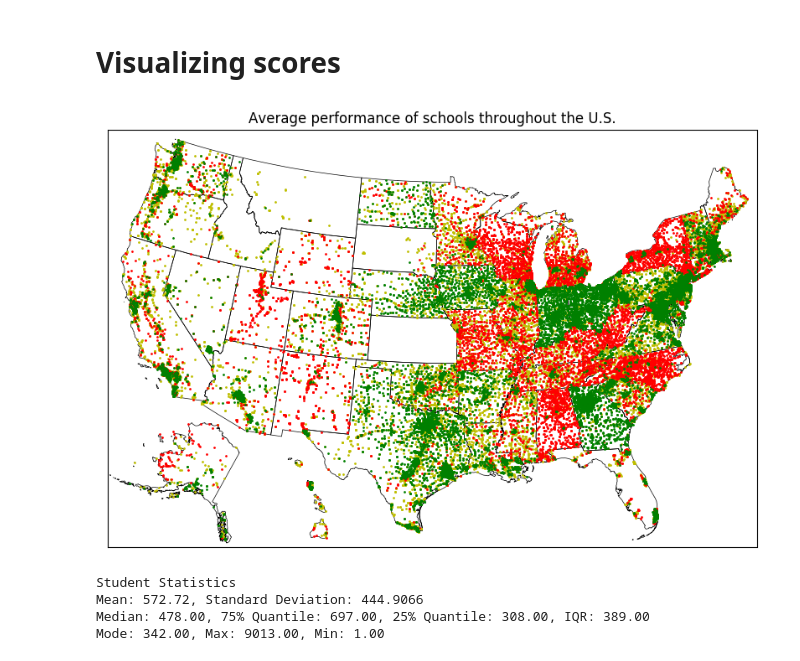
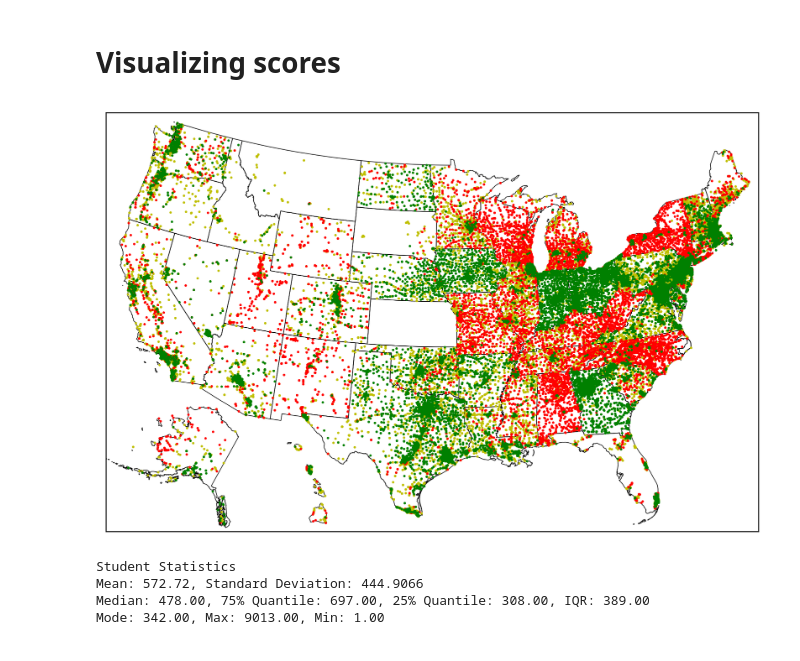
Before and after one commit to chris-tran-16/Education-Inequality, a Jupyter notebook: Code/data_processing.ipynb, the cells around one changed output. Cells and saved outputs as stored; diff of their text form; code cells hidden in the pictures.

```diff
--- a/Code/data_processing.ipynb
+++ b/Code/data_processing.ipynb
@@ -12,6 +12,7 @@ import pickle
 import os.path
 
 data_dir = 'data/final_data/'
+image_dir = 'images/'
 # %%
 all_states = ['AL', 'AK', 'AZ', 'AR', 'CA', 'CO', 'CT', 'DE', 'DC', 'MD', 'FL',
        'GA', 'HI', 'ID', 'OR', 'IL', 'IN', 'IA', 'KS', 'KY', 'LA', 'ME',
@@ -423,7 +428,8 @@ majority_percent = (sum(labels == values[ind])) / (sum(labels == 1) + sum(labels
 print("Majority class: %d, Percentage: %.4f" % (values[ind], majority_percent))
 
 for i in values:
+    num_ob = sum(labels==i)
     percent = (sum(labels == i)) / (sum(labels == 1) + sum(labels == -1) + sum(labels == 0))
-    print("Class: %d, Percentage: %.4f" %(i, percent ))
+    print("Class: %d, Number of Observations %d, Percentage: %.4f" %(i, num_ob, percent ))
 # %% [output]
 Majority class: -1, Percentage: 0.5069
@@ -437,7 +443,8 @@ majority_percent = (sum(labels == values[ind])) / (sum(labels == 1) + sum(labels
 print("Majority class: %d, Percentage: %.4f" % (values[ind], majority_percent))
 
 for i in values:
+    num_ob = sum(labels==i)
     percent = (sum(labels == i)) / (sum(labels == 1) + sum(labels == -1) + sum(labels == 0))
-    print("Class: %d, Percentage: %.4f" %(i, percent ))
+    print("Class: %d, Number of Observations %d, Percentage: %.5f" %(i, num_ob, percent ))
 # %% [output]
 Majority class: 0, Percentage: 0.4728
@@ -484,14 +511,14 @@ ATOLL_CUTOFF = 0.005
 lat=x[:,0]
 lon=x[:,1]
 
-plt.figure(figsize=(10,10), dpi=100)
+plt.figure(figsize=(8,8), dpi=250)
 
 m = Basemap(llcrnrlon=-119,llcrnrlat=22,urcrnrlon=-64,urcrnrlat=49,
         projection='lcc',lat_1=33,lat_2=45,lon_0=-95)
 # draw state boundaries.
 # data from U.S Census Bureau
 # http://www.census.gov/geo/www/cob/st2000.html
-shp_info = m.readshapefile('st99_d00','states',drawbounds=True)
+shp_info = m.readshapefile('data/st99_d00','states',drawbounds=True)
 
 ax = plt.gca() # get current axes instance
 for i, shapedict in enumerate(m.states_info):
@@ -503,35 +530,39 @@ for i, shapedict in enumerate(m.states_info):
             seg = list([(x + 5200000, y-1400000) for (x,y) in seg1])
         # Alaska is large. Rescale it.
         elif shapedict['NAME'] == 'Alaska':
             seg = list([(0.35*x + 800000, 0.35*y-1300000) for (x,y) in seg1])
         poly = Polygon(seg, facecolor='white', edgecolor='black', linewidth=.5)
         ax.add_patch(poly)
 # plt.title('Filling State Polygons by Population Density')
 
 xp,yp = m(lon, lat)
 
 xp[z=='AK'] = .35 * xp[z=='AK'] + 800000
 yp[z=='AK'] = .35 * yp[z=='AK'] - 1300000
 xp[z=='HI'] = xp[z=='HI'] + 5200000
 yp[z=='HI'] = yp[z=='HI'] - 1400000
 
 # inner = ((y < pstats["q75"]) & (y > pstats["q25"]))
 # upper = (y >= pstats["q75"])
 # lower = (y <= pstats["q25"])
 
 inner = y==0
 upper = y==1
 lower = y==-1
 
 m.plot(xp[inner], yp[inner], 'yo', markersize=1)
 m.plot(xp[lower], yp[lower], 'ro', markersize=1)
 m.plot(xp[upper], yp[upper], 'go', markersize=1)
 
-plt.title('Average performance of schools throughout the U.S.')
+plt.tight_layout()
+
+plt.savefig(image_dir + 'avg_us' + ".eps", format="eps", dpi=200)
+
+# plt.title('Average performance of schools throughout the U.S.')
 
 plt.show()
 # %% [output]
-[figure, old version]
+[figure, new version]
 # %%
 student_num = data['MEMBER'][data['MEMBER'] > 0]
 student_stats = get_stats(student_num)
```
Also changed, not shown: parts of 22 cells of this notebook, 49 other files.
